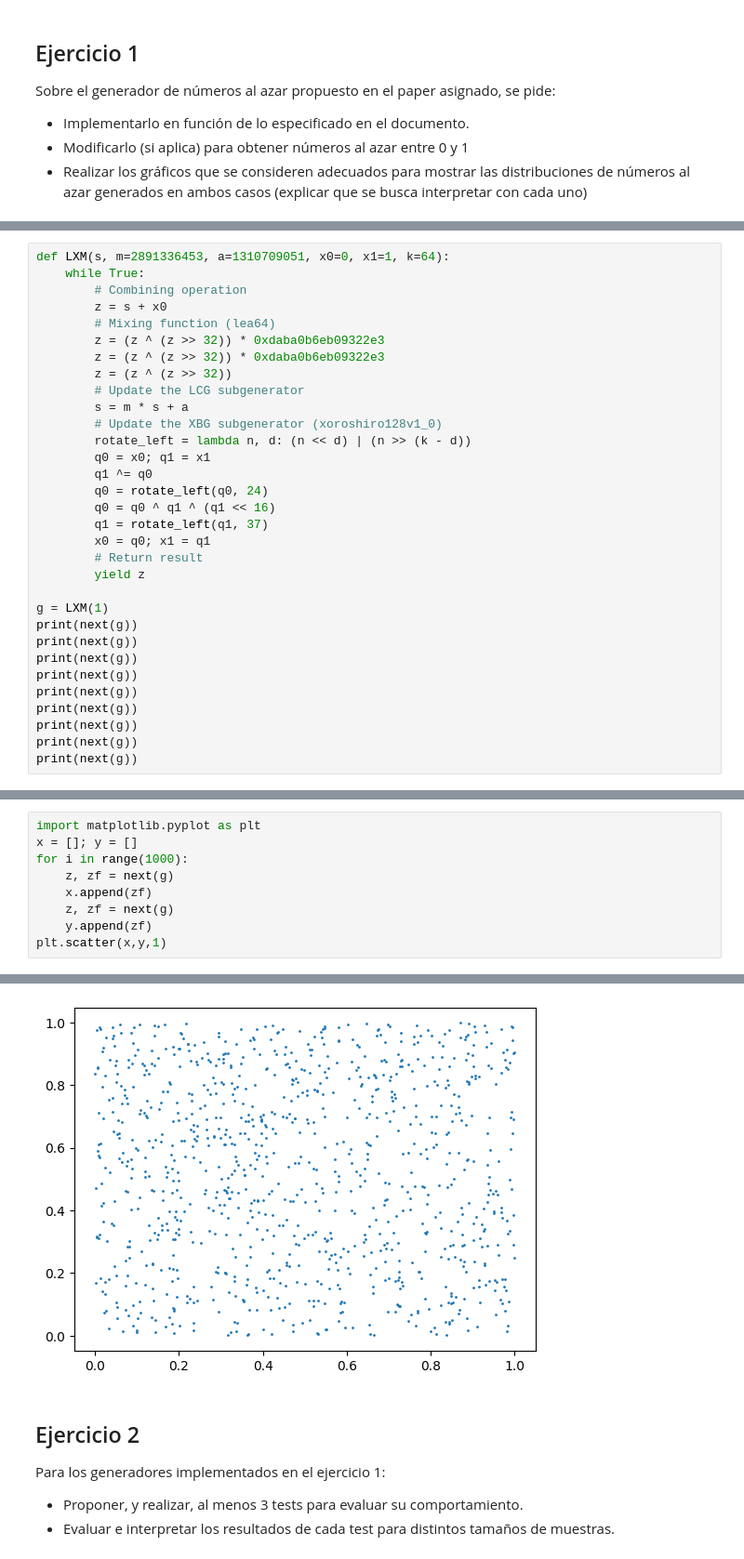
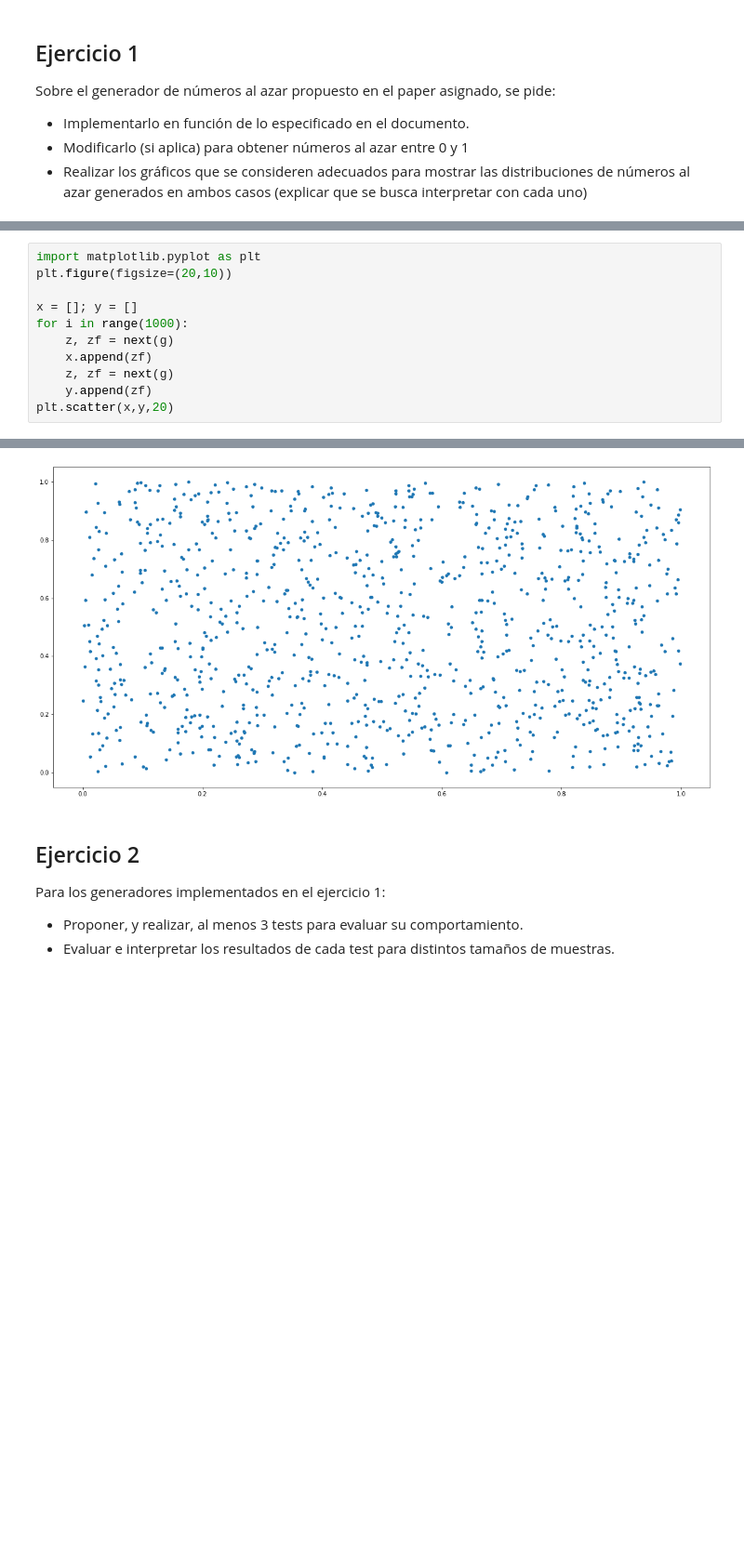
Before and after one commit to jalbarrac/simulacion_grupo2_2c_2022, a Jupyter notebook: LXM.ipynb, the cells around one changed output, grey strips where cells are left out. Shown at 93% size. Saved outputs shown, nothing was run; the diff lists cells and outputs as text; blank space fills up the shorter version.

```diff
--- a/LXM.ipynb
+++ b/LXM.ipynb
@@ -50,32 +21,0 @@ print(LXM(1))
-# %%
-def LXM(s, m=2891336453, a=1310709051, x0=0, x1=1, k=64):
-    while True:
-        # Combining operation
-        z = s + x0
-        # Mixing function (lea64)
-        z = (z ^ (z >> 32)) * 0xdaba0b6eb09322e3
-        z = (z ^ (z >> 32)) * 0xdaba0b6eb09322e3
-        z = (z ^ (z >> 32))
-        # Update the LCG subgenerator
-        s = m * s + a
-        # Update the XBG subgenerator (xoroshiro128v1_0)
-        rotate_left = lambda n, d: (n << d) | (n >> (k - d))
-        q0 = x0; q1 = x1
-        q1 ^= q0
-        q0 = rotate_left(q0, 24)
-        q0 = q0 ^ q1 ^ (q1 << 16)
-        q1 = rotate_left(q1, 37)
-        x0 = q0; x1 = q1
-        # Return result
-        yield z
-
-g = LXM(1)
-print(next(g))
-print(next(g))
-print(next(g))
-print(next(g))
-print(next(g))
-print(next(g))
-print(next(g))
-print(next(g))
-print(next(g))
@@ -150,10 +60,12 @@ print(next(g))
 # %%
 import matplotlib.pyplot as plt
+plt.figure(figsize=(20,10))
+
 x = []; y = []
 for i in range(1000):
     z, zf = next(g)
     x.append(zf)
     z, zf = next(g)
     y.append(zf)
-plt.scatter(x,y,1)
+plt.scatter(x,y,20)
 # %% [output]
@@ -161,4 +73,4 @@ plt.scatter(x,y,1)
-[figure, old version]
+[figure, new version]
 # %% [markdown]
 ## Ejercicio 2
 
```
Also changed, not shown: parts of 4 cells of this notebook, 1 other file.
